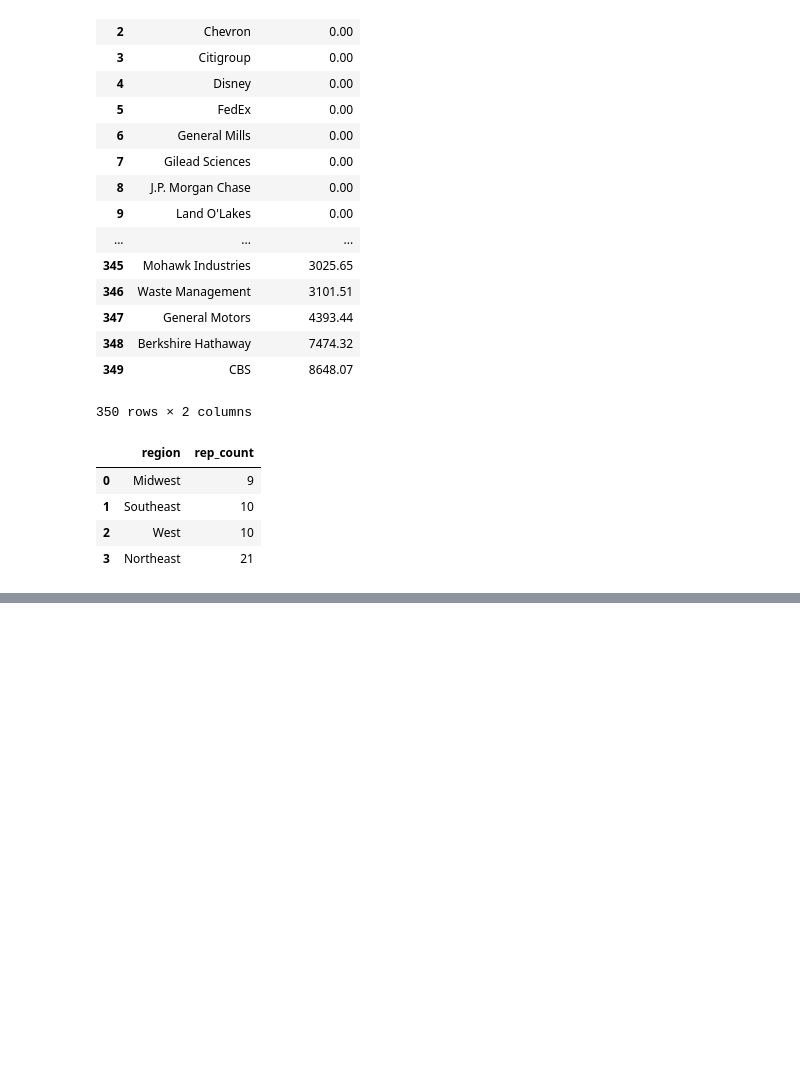
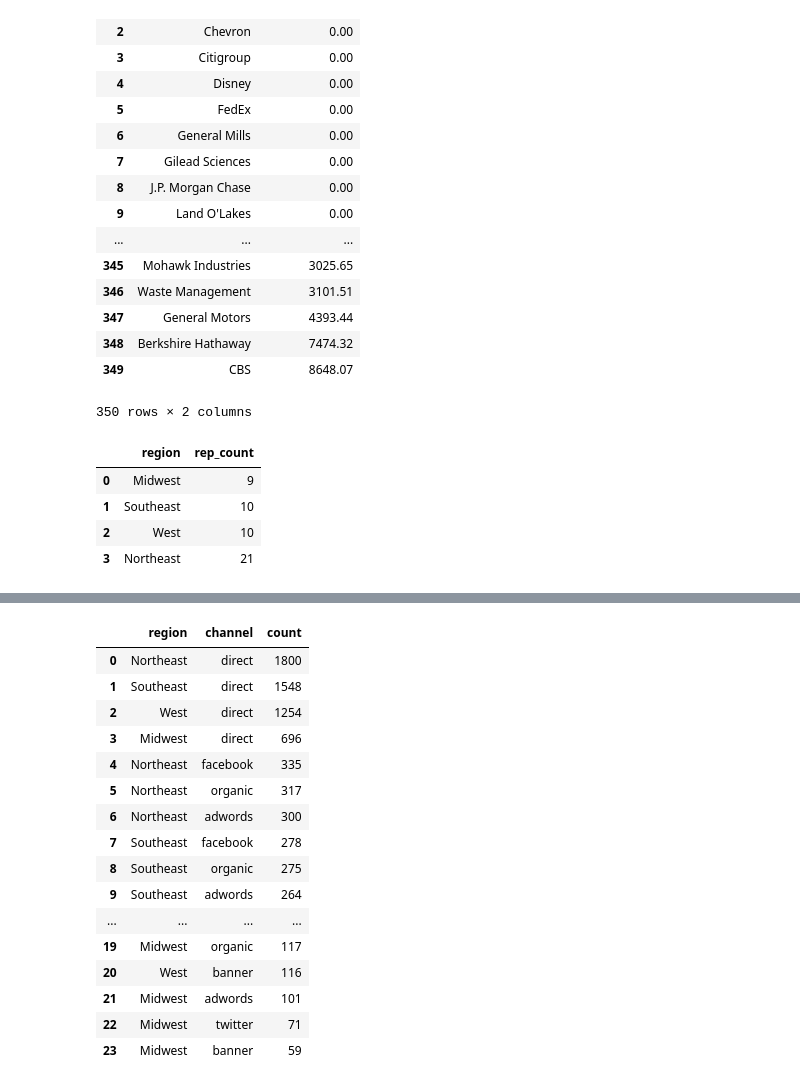
Before and after one commit to rebeccaebarnes/SQL-Practice, a Jupyter notebook: sql_practice.ipynb, the cells around one changed output, grey strips where cells are left out. Saved outputs shown, nothing was run; the diff lists cells and outputs as text; code cells hidden in the pictures; blank space fills up the shorter version.

```diff
--- a/sql_practice.ipynb
+++ b/sql_practice.ipynb
@@ -1652,0 +1751,33 @@ sql_query('SELECT r.name region, \
+# %%
+# 4 Determine the number of times a particular channel was used in the
+#   web_events table for each region. Order by highest occurrences.
+sql_query('SELECT r.name region, \
+                  w.channel, \
+                  COUNT(w.channel) count \
+           FROM region r \
+           JOIN sales_reps sr \
+           ON r.id = sr.region_id \
+           JOIN accounts a \
+           ON sr.id = a.sales_rep_id \
+           JOIN web_events w \
+           ON a.id = w.account_id \
+           GROUP BY region, w.channel \
+           ORDER BY count DESC;')
+# %% [output]
+|  | region | channel | count |
+| 0 | Northeast | direct | 1800 |
+| 1 | Southeast | direct | 1548 |
+| 2 | West | direct | 1254 |
+| 3 | Midwest | direct | 696 |
+| 4 | Northeast | facebook | 335 |
+| 5 | Northeast | organic | 317 |
+| 6 | Northeast | adwords | 300 |
+| 7 | Southeast | facebook | 278 |
+| 8 | Southeast | organic | 275 |
+| 9 | Southeast | adwords | 264 |
+| ... | ... | ... | ... |
+| 19 | Midwest | organic | 117 |
+| 20 | West | banner | 116 |
+| 21 | Midwest | adwords | 101 |
+| 22 | Midwest | twitter | 71 |
+| 23 | Midwest | banner | 59 |
```
Also changed, not shown: parts of 29 cells of this notebook.
